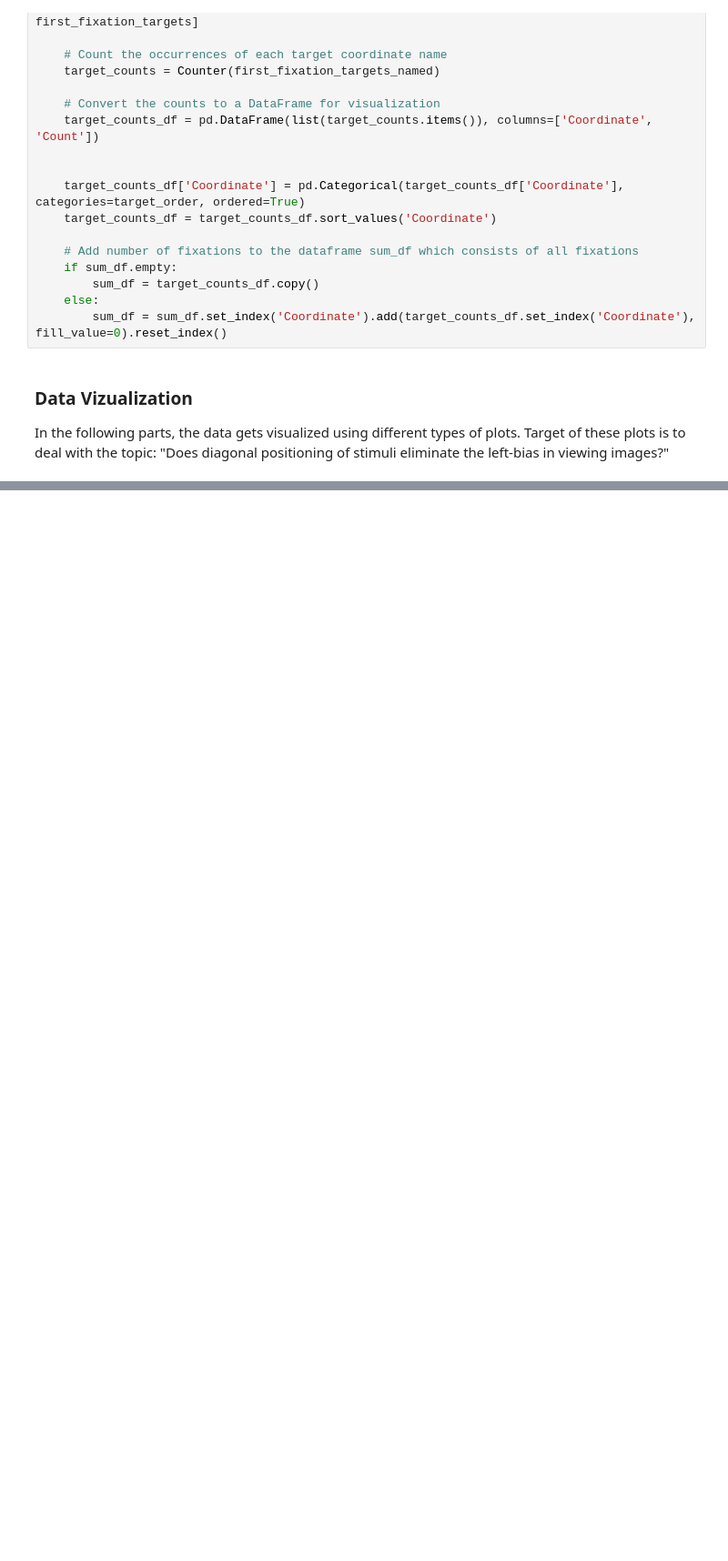
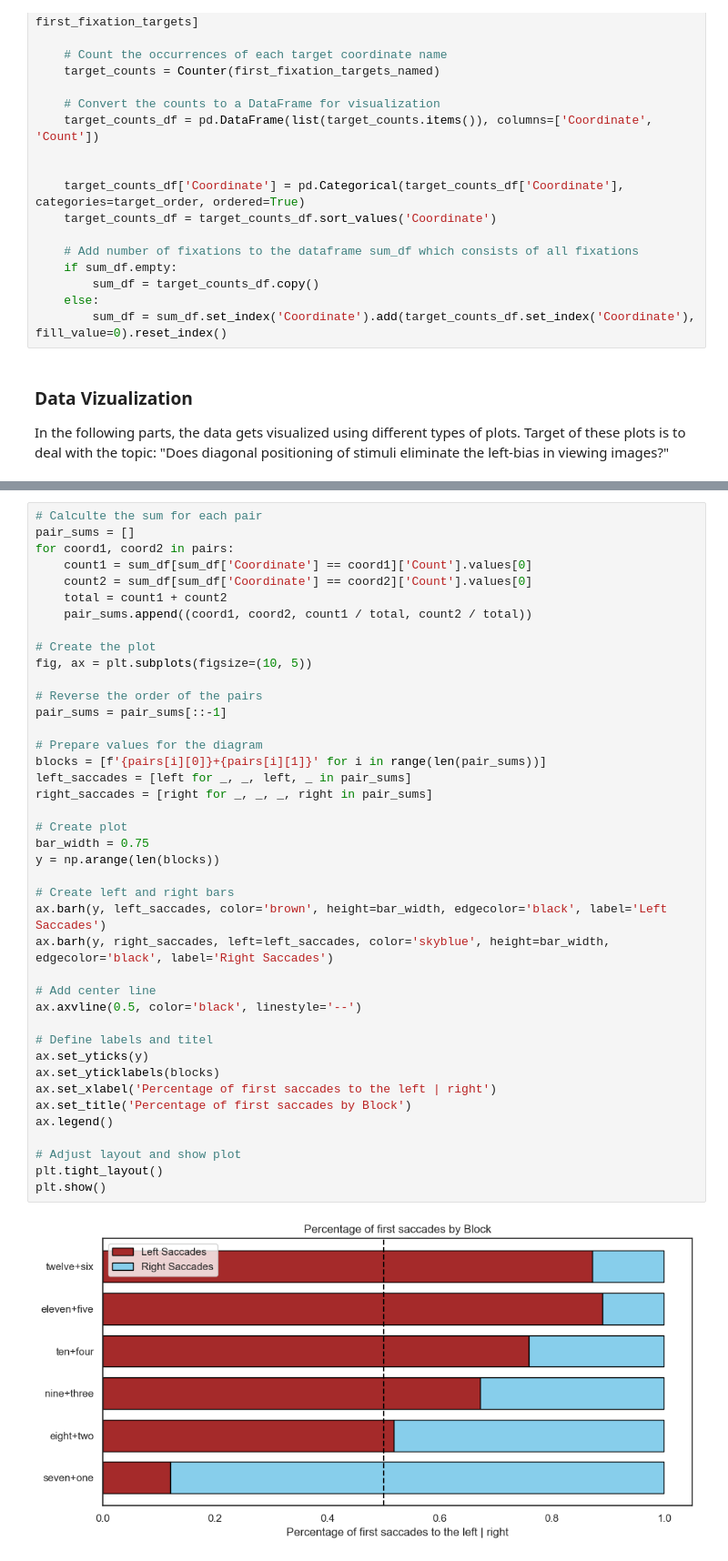
Before and after one commit to PatrickEbner/2024-SoSe_EyeTracking, a Jupyter notebook: scripts/DiagonalBias.ipynb, the cells around one changed output, grey strips where cells are left out. Shown: that part at 91% size. Drawn from its saved outputs; the diff is of its cells as text; blank space fills up the shorter version.

```diff
--- a/scripts/DiagonalBias.ipynb
+++ b/scripts/DiagonalBias.ipynb
@@ -175,0 +246,43 @@ plt.show()
+# %%
+# Calculte the sum for each pair
+pair_sums = []
+for coord1, coord2 in pairs:
+    count1 = sum_df[sum_df['Coordinate'] == coord1]['Count'].values[0]
+    count2 = sum_df[sum_df['Coordinate'] == coord2]['Count'].values[0]
+    total = count1 + count2
+    pair_sums.append((coord1, coord2, count1 / total, count2 / total))
+
+# Create the plot
+fig, ax = plt.subplots(figsize=(10, 5))
+
+# Reverse the order of the pairs
+pair_sums = pair_sums[::-1]
+
+# Prepare values for the diagram
+blocks = [f'{pairs[i][0]}+{pairs[i][1]}' for i in range(len(pair_sums))]
+left_saccades = [left for _, _, left, _ in pair_sums]
+right_saccades = [right for _, _, _, right in pair_sums]
+
+# Create plot
+bar_width = 0.75
+y = np.arange(len(blocks))
+
+# Create left and right bars
+ax.barh(y, left_saccades, color='brown', height=bar_width, edgecolor='black', label='Left Saccades')
+ax.barh(y, right_saccades, left=left_saccades, color='skyblue', height=bar_width, edgecolor='black', label='Right Saccades')
+
+# Add center line
+ax.axvline(0.5, color='black', linestyle='--')
+
+# Define labels and titel
+ax.set_yticks(y)
+ax.set_yticklabels(blocks)
+ax.set_xlabel('Percentage of first saccades to the left | right')
+ax.set_title('Percentage of first saccades by Block')
+ax.legend()
+
+# Adjust layout and show plot
+plt.tight_layout()
+plt.show()
+# %% [output]
+[figure, added]
```
Also changed, not shown: parts of 12 cells of this notebook.
